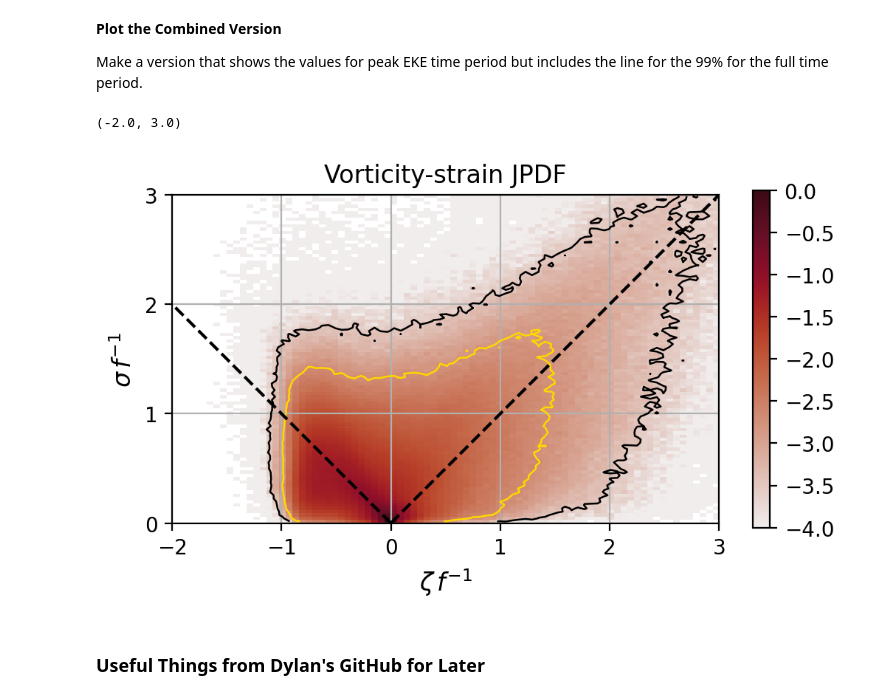
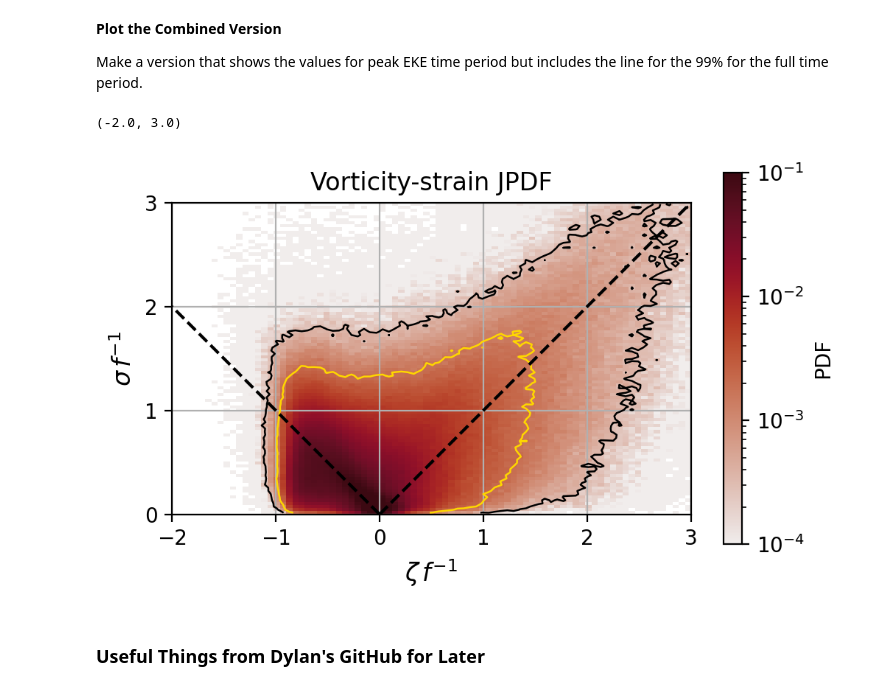
Before and after one commit to bundzis/beaufort_jet, a Jupyter notebook: Scripts/Analysis/plot_vorticity_strain_pdf.ipynb, the cells around one changed output. Drawn from its saved outputs; the diff is of its cells as text; code cells hidden in the pictures.

Commit message:
minor plot fixes

```diff
--- a/Scripts/Analysis/plot_vorticity_strain_pdf.ipynb
+++ b/Scripts/Analysis/plot_vorticity_strain_pdf.ipynb
@@ -585,6 +585,8 @@ Make a version that shows the values for peak EKE time period but includes the l
 # %%
 # Same as the other plots but showing peak EKE
 # time period and line for 99% for all time
+from matplotlib.colors import LogNorm
+from matplotlib.ticker import LogFormatterMathtext
 
 
 # Make the figure
@@ -593,8 +595,10 @@ fig, ax = plt.subplots(1,1,figsize=(5,3),
 
 # Transpose so that vorticity is the x axis, strain the y axis. Colorbar limits
 # are 1e-4, 1. The result
-c = np.log10(zeta_sigma_pdf_peak_eke.T).plot(vmin=-4,vmax=0,cmap=cmo.amp, add_colorbar=False)
-fig.colorbar(c)
+#c = np.log10(zeta_sigma_pdf_peak_eke.T).plot(vmin=-4,vmax=0,cmap=cmo.amp, add_colorbar=False)
+c = zeta_sigma_pdf_peak_eke.T.plot(norm=LogNorm(vmin=1e-4, vmax=1e-1), cmap=cmo.amp, add_colorbar=False)
+cbar1 = fig.colorbar(c, format='%.1e', label='PDF')
+cbar1.formatter = LogFormatterMathtext(base=10)
 
 # Add line for 99%
 # -- Peak EKE --
@@ -638,34 +642,34 @@ rescaled_pdf = zeta_sigma_pdf_peak_eke.T.values
 # # Recover a true PDF by renormalizing
 # pdf = rescaled_pdf / np.sum(rescaled_pdf)  # True PDF now
 
 # # Sort and compute cumulative probability
 # sorted_vals = np.sort(pdf.flatten())[::-1]
 # cumsum = np.cumsum(sorted_vals)
 # threshold = sorted_vals[np.searchsorted(cumsum, 0.99)]
 
 # # Plot the 99.9% contour
 # ax.contour(zeta_sigma_pdf.zeta_bin, zeta_sigma_pdf.sigma_bin, pdf,
 #            levels=[threshold], colors='r', linewidths=0.9)
 
 ax.grid(True)
 ax.set_aspect(1.0)
 ax.plot((0, 3), (0, 3), '--k')
 ax.plot((0, -2), (0, 2), '--k')
 # ax.plot((0, 0), (0, 3), '--k')
 # ax.text(-1.7, 0.05, 'eddy', horizontalalignment='left', verticalalignment='bottom')
 # ax.text(1.2, 0.05, 'eddy', horizontalalignment='left', verticalalignment='bottom')
 # ax.text(1.2, 1.4, 'shear', horizontalalignment='left', verticalalignment='bottom', rotation=45)
 # ax.text(-1.7, 1.5, 'shear', horizontalalignment='left', verticalalignment='bottom', rotation=-45)
 # ax.text(-0.2, 2.1, 'strain', horizontalalignment='left', verticalalignment='bottom', rotation=90)
 ax.set_yticks([0, 1, 2, 3])
 ax.set_xlabel(r'$\zeta\,f^{-1}$', fontsize=12)
 ax.set_ylabel(r'$\sigma\,f^{-1}$', fontsize=12)
 # ax.set_title('ROMS')
 ax.set_title(r'Vorticity-strain JPDF')
 ax.set_xlim(-2,3)
 # %% [output]
 (-2.0, 3.0)
-[figure, old version]
+[figure, new version]
 # %% [markdown]
 ### Useful Things from Dylan's GitHub for Later
 # %%
```
Also changed, not shown: parts of 1 cell of this notebook.
